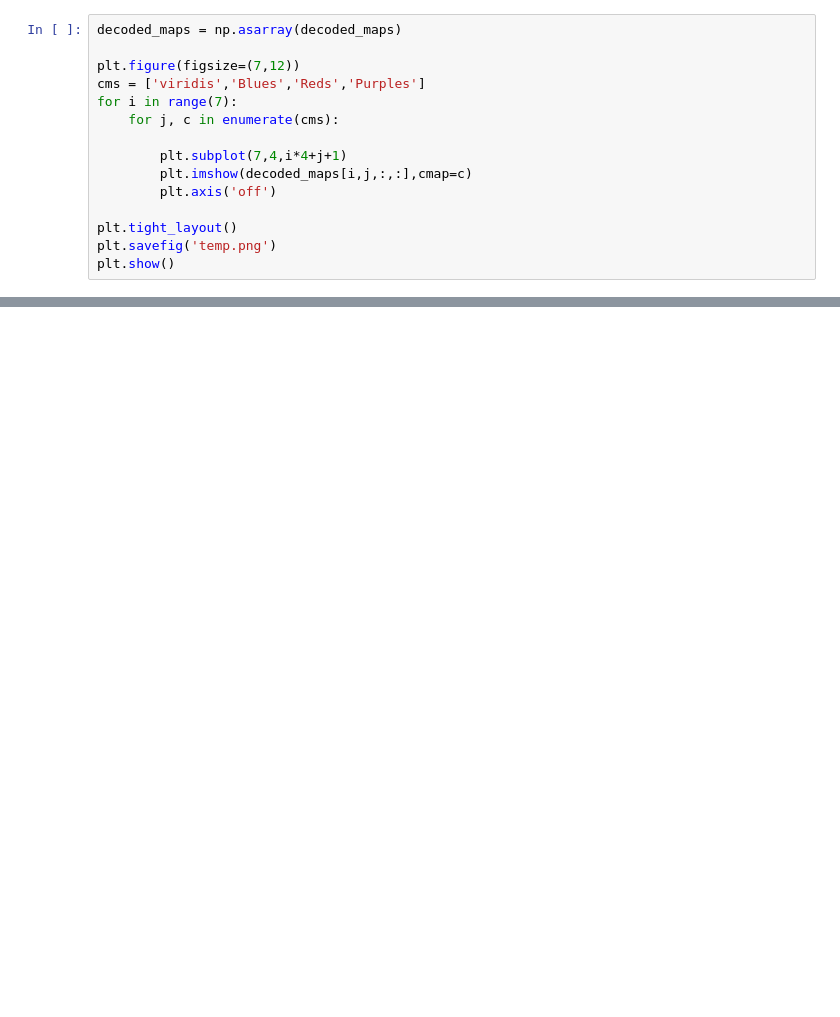
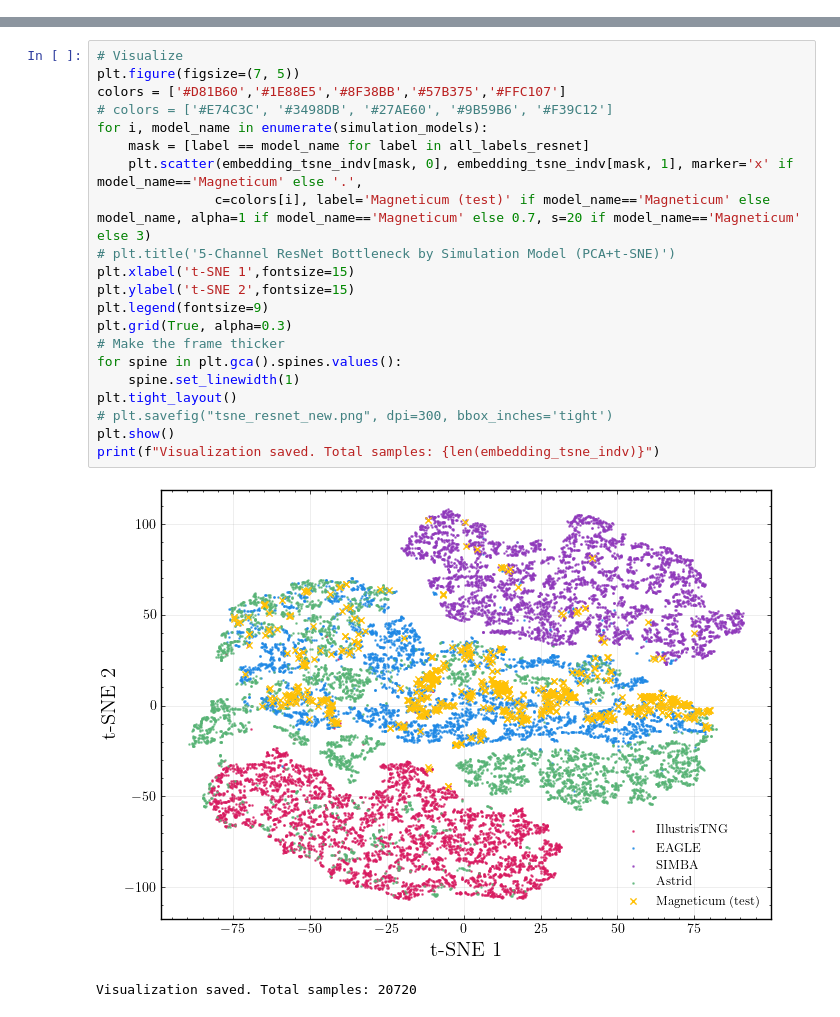
Before and after one commit to mingshauliu/DMLatent, a Jupyter notebook: FM_4channel/interpolate.ipynb, the cells around one changed output, grey strips where cells are left out. Cells and saved outputs as stored; diff of their text form; blank space fills up the shorter version.

```diff
--- a/FM_4channel/interpolate.ipynb
+++ b/FM_4channel/interpolate.ipynb
@@ -572,15 +102,0 @@ NameError: name 'labels' is not defined
-# %%
-decoded_maps = np.asarray(decoded_maps)
-
-plt.figure(figsize=(7,12))
-cms = ['viridis','Blues','Reds','Purples']
-for i in range(7):
-    for j, c in enumerate(cms):
-
-        plt.subplot(7,4,i*4+j+1)
-        plt.imshow(decoded_maps[i,j,:,:],cmap=c)
-        plt.axis('off')
-
-plt.tight_layout()
-plt.savefig('temp.png')
-plt.show()
@@ -952,0 +442,24 @@ plot_interp_reconstructions(decoded_maps, save_path="interp_recon_grid.png")
+# %%
+# Visualize
+plt.figure(figsize=(7, 5))
+colors = ['#D81B60','#1E88E5','#8F38BB','#57B375','#FFC107']
+# colors = ['#E74C3C', '#3498DB', '#27AE60', '#9B59B6', '#F39C12']
+for i, model_name in enumerate(simulation_models):
+    mask = [label == model_name for label in all_labels_resnet]
+    plt.scatter(embedding_tsne_indv[mask, 0], embedding_tsne_indv[mask, 1], marker='x' if model_name=='Magneticum' else '.',
+               c=colors[i], label='Magneticum (test)' if model_name=='Magneticum' else model_name, alpha=1 if model_name=='Magneticum' else 0.7, s=20 if model_name=='Magneticum' else 3)
+# plt.title('5-Channel ResNet Bottleneck by Simulation Model (PCA+t-SNE)')
+plt.xlabel('t-SNE 1',fontsize=15)
+plt.ylabel('t-SNE 2',fontsize=15)
+plt.legend(fontsize=9)
+plt.grid(True, alpha=0.3)
+# Make the frame thicker
+for spine in plt.gca().spines.values():
+    spine.set_linewidth(1)
+plt.tight_layout()
+# plt.savefig("tsne_resnet_new.png", dpi=300, bbox_inches='tight')
+plt.show()
+print(f"Visualization saved. Total samples: {len(embedding_tsne_indv)}")
+# %% [output]
+[figure, added]
+Visualization saved. Total samples: 20720
```
Also changed, not shown: parts of 23 cells of this notebook, 5 other files.
